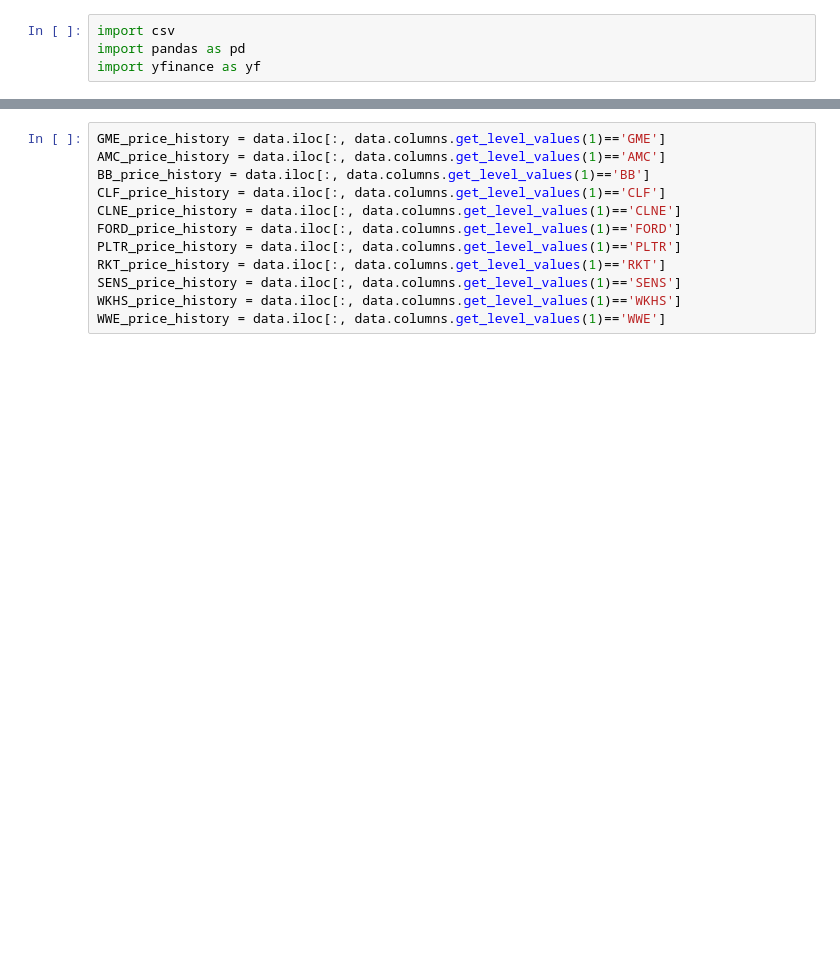
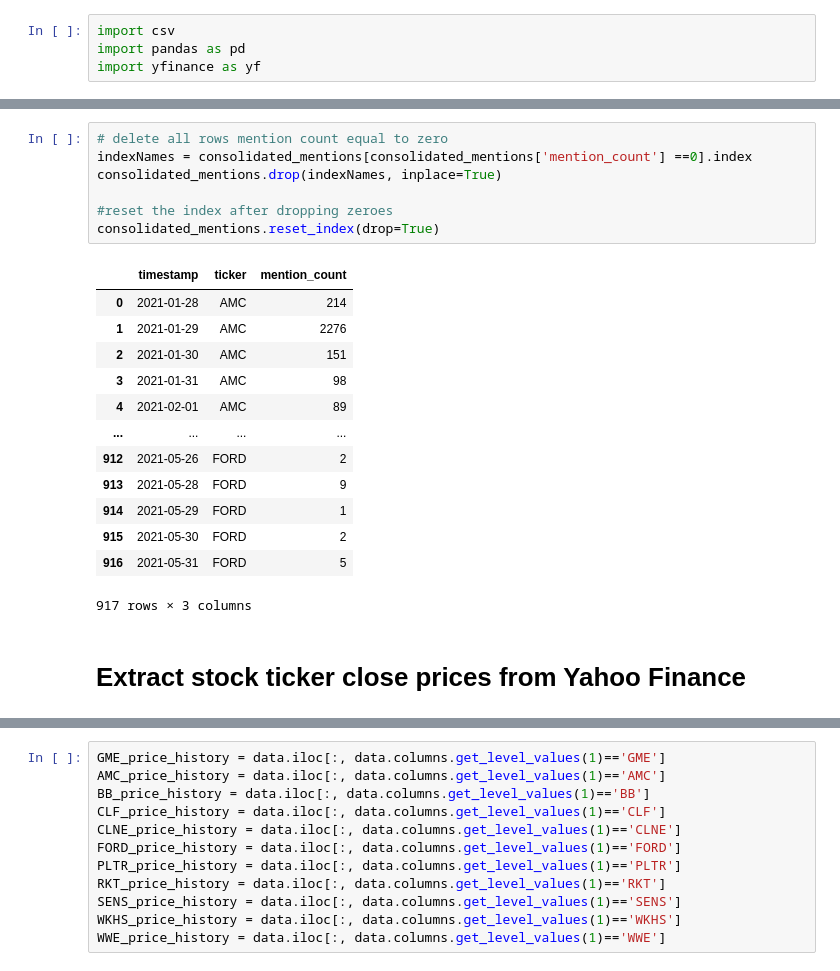
Before and after one commit to tiffanyharris711/callstreet-bets, a Jupyter notebook: CryptoETL.ipynb, the cells around one changed output, grey strips where cells are left out. Drawn from its saved outputs; the diff is of its cells as text; blank space fills up the shorter version.

```diff
--- a/CryptoETL.ipynb
+++ b/CryptoETL.ipynb
@@ -65 +94,24 @@ KeyError: ('timestamp', 'AMC')
+# %%
+# delete all rows mention count equal to zero
+indexNames = consolidated_mentions[consolidated_mentions['mention_count'] ==0].index
+consolidated_mentions.drop(indexNames, inplace=True)
+
+#reset the index after dropping zeroes
+consolidated_mentions.reset_index(drop=True)
+# %% [output]
+|  | timestamp | ticker | mention_count |
+| 0 | 2021-01-28 | AMC | 214 |
+| 1 | 2021-01-29 | AMC | 2276 |
+| 2 | 2021-01-30 | AMC | 151 |
+| 3 | 2021-01-31 | AMC | 98 |
+| 4 | 2021-02-01 | AMC | 89 |
+| ... | ... | ... | ... |
+| 912 | 2021-05-26 | FORD | 2 |
+| 913 | 2021-05-28 | FORD | 9 |
+| 914 | 2021-05-29 | FORD | 1 |
+| 915 | 2021-05-30 | FORD | 2 |
+| 916 | 2021-05-31 | FORD | 5 |
+917 rows × 3 columns
+# %% [markdown]
+# Extract stock ticker close prices from Yahoo Finance
 # %%
```
Also changed, not shown: parts of 18 cells of this notebook, 19 other files.
